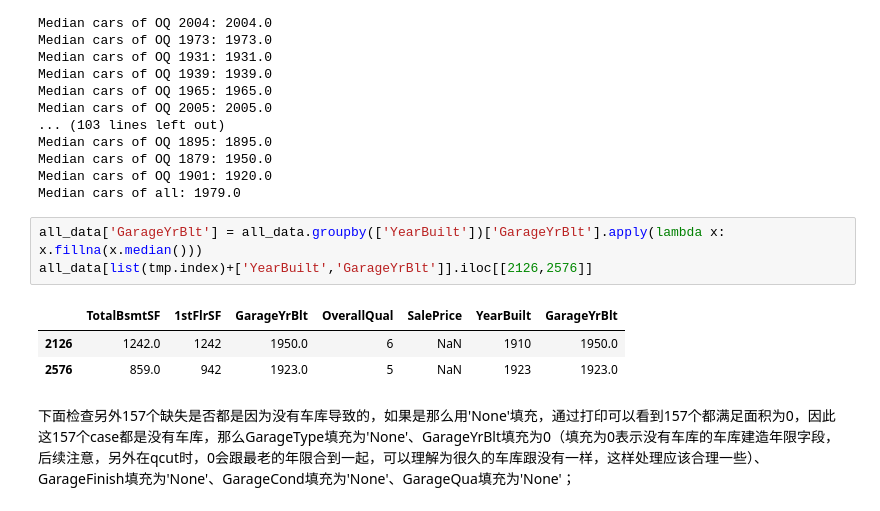
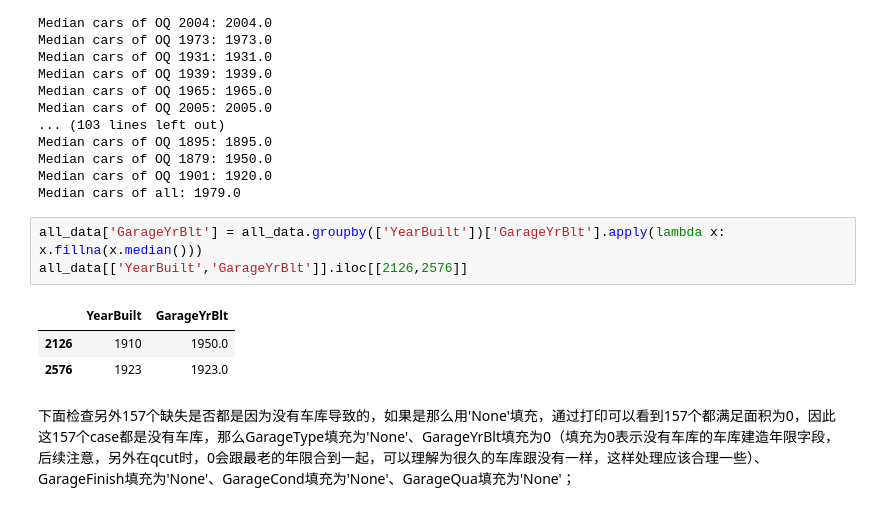
Before and after one commit to NemoHoHaloAi/Competition, a Jupyter notebook: kaggle/House-Prices/House Prices.ipynb, the cells around one changed output. Drawn from its saved outputs; the diff is of its cells as text.

Commit message:
kaggle:house price data clean2

```diff
--- a/kaggle/House-Prices/House Prices.ipynb
+++ b/kaggle/House-Prices/House Prices.ipynb
@@ -463,11 +460,11 @@ Median cars of OQ 1901: 1920.0
 Median cars of all: 1979.0
 # %%
 all_data['GarageYrBlt'] = all_data.groupby(['YearBuilt'])['GarageYrBlt'].apply(lambda x: x.fillna(x.median()))
-all_data[list(tmp.index)+['YearBuilt','GarageYrBlt']].iloc[[2126,2576]]
+all_data[['YearBuilt','GarageYrBlt']].iloc[[2126,2576]]
 # %% [output]
-|  | TotalBsmtSF | 1stFlrSF | GarageYrBlt | OverallQual | SalePrice | YearBuilt | GarageYrBlt |
-| 2126 | 1242.0 | 1242 | 1950.0 | 6 | NaN | 1910 | 1950.0 |
-| 2576 | 859.0 | 942 | 1923.0 | 5 | NaN | 1923 | 1923.0 |
+|  | YearBuilt | GarageYrBlt |
+| 2126 | 1910 | 1950.0 |
+| 2576 | 1923 | 1923.0 |
 # %% [markdown]
 下面检查另外157个缺失是否都是因为没有车库导致的，如果是那么用'None'填充，通过打印可以看到157个都满足面积为0，因此这157个case都是没有车库，那么GarageType填充为'None'、GarageYrBlt填充为0（填充为0表示没有车库的车库建造年限字段，后续注意，另外在qcut时，0会跟最老的年限合到一起，可以理解为很久的车库跟没有一样，这样处理应该合理一些）、GarageFinish填充为'None'、GarageCond填充为'None'、GarageQua填充为'None'；
 # %%
```
Also changed, not shown: parts of 62 cells of this notebook, 1 other file.
